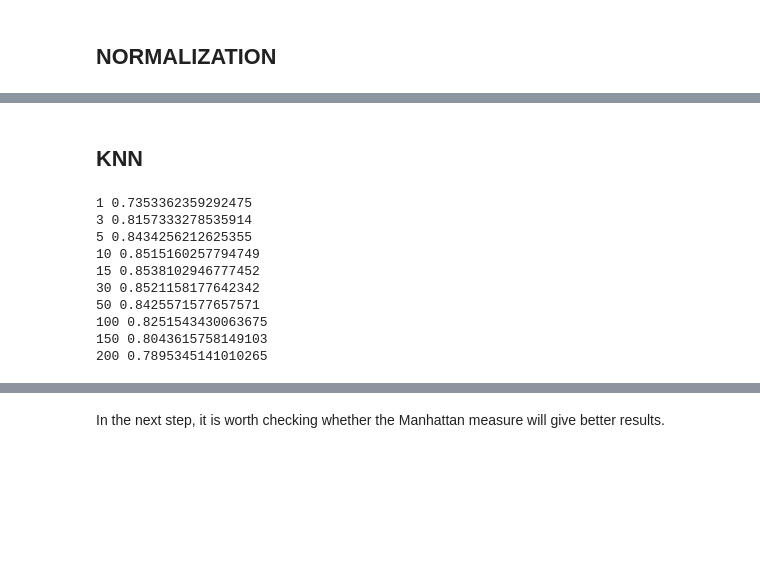
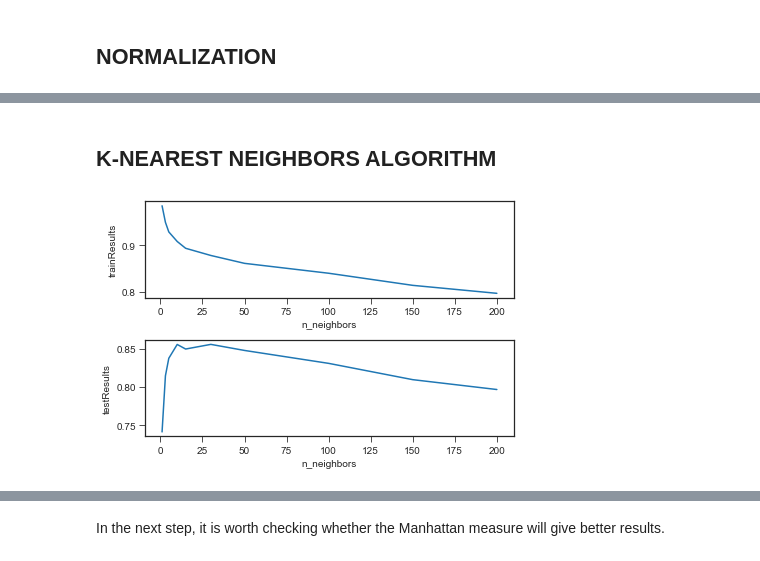
Before and after one commit to agomolka/KaggleTitanicCompetition, a Jupyter notebook: better_titanic.ipynb, the cells around one changed output, grey strips where cells are left out. Drawn from its saved outputs; the diff is of its cells as text; code cells hidden in the pictures; blank space fills up the shorter version.

Commit message:
Create visualisation for KNN feature engineering

```diff
--- a/better_titanic.ipynb
+++ b/better_titanic.ipynb
@@ -690,23 +691,22 @@ df.head()
 | 2 | 0.827377 | -0.284663 | -0.474545 | -0.473674 | -0.488854 | 1.0 | 0.0 | 0.0 | 0.0 | 0.0 | 0.0 | ... |
 | 3 | -1.566107 | 0.407926 | 0.432793 | -0.473674 | 0.420730 | 1.0 | 0.0 | 0.0 | 0.0 | 1.0 | 0.0 | ... |
 | 4 | 0.827377 | 0.407926 | -0.474545 | -0.473674 | -0.486337 | 0.0 | 1.0 | 0.0 | 0.0 | 0.0 | 0.0 | ... |
-# %% [markdown]
-## KNN
+# %% [markdown]
+## K-NEAREST NEIGHBORS ALGORITHM
 # %%
-# Ta pętla przechodzi po wartościach k i dla każdej wykonuje walidację krzyżową.
+trainResultsArr =[]
+kArr =[]
+testResultsArr=[]
+k_name='n_neighbors'
+
 for k in [1, 3, 5, 10, 15, 30, 50, 100, 150, 200]:
-    trainResults, testResults, predictions, indices = CVTestKNN(n_neighbors=k,
-                                                                n_jobs=-1, p=2)
-    print(k, np.mean(testResults))
+    knn = neighbors.KNeighborsClassifier(n_neighbors=k, n_jobs=-1, p=2)
+    trainResults, testResults, predictions, indices = CVmodel(model=knn)
+    trainResultsArr.append(np.mean(trainResults))
+    kArr.append(k)
+    testResultsArr.append(np.mean(testResults))
+
+draw(kArr, k_name, trainResultsArr, testResultsArr)
 # %% [output]
-1 0.7353362359292475
-3 0.8157333278535914
-5 0.8434256212625355
-10 0.8515160257794749
-15 0.8538102946777452
-30 0.8521158177642342
-50 0.8425571577657571
-100 0.8251543430063675
-150 0.8043615758149103
-200 0.7895345141010265
+[figure, added]
 # %%
```
Also changed, not shown: parts of 17 cells of this notebook.
